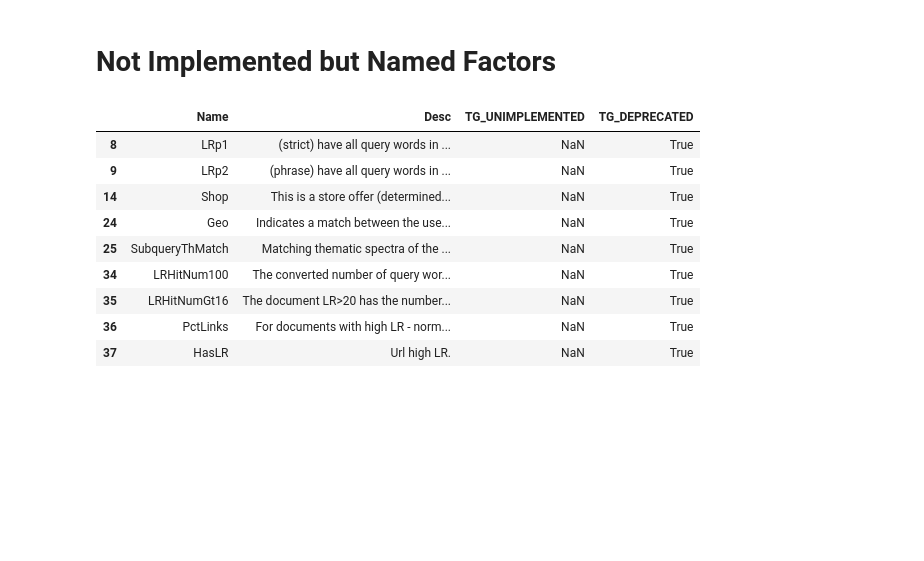
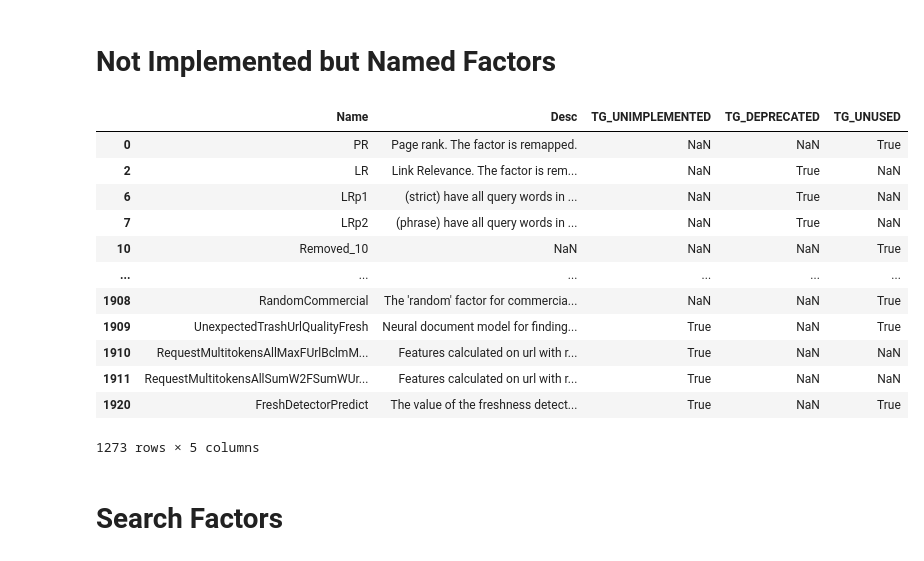
Before and after one commit to FrontAnalyticsInc/data-winners, a Jupyter notebook: translation-api-descriptions-to-english-using-deepl/convert-descriptions-to-english.ipynb, the cells around one changed output. Drawn from its saved outputs; the diff is of its cells as text; code cells hidden in the pictures; blank space fills up the shorter version.

```diff
--- a/translation-api-descriptions-to-english-using-deepl/convert-descriptions-to-english.ipynb
+++ b/translation-api-descriptions-to-english-using-deepl/convert-descriptions-to-english.ipynb
@@ -13,14 +26,19 @@ urllib.request.urlretrieve(file_url, filename)
 # %% [output]
 ('factors_gen.txt', <http.client.HTTPMessage at 0x...>)
 # %%
+# convert file to dict
+
 myfile = open(filename, "r")
 
 all_factors = []
 factor = {}
+i = 0
 while myfile:
     line  = myfile.readline()
-    if "{" in line:
-        all_factors.append(factor)
+    if "Factor {" in line:
+        if i:
+            all_factors.append(factor)
+        i = i+1
         factor = {}
 
     if ":" in line:
@@ -163,16 +185,21 @@ df = pd.DataFrame.from_dict(all_factors)
 # %% [markdown]
 # Not Implemented but Named Factors
 # %%
-df_non = df[['Name','Desc','TG_UNIMPLEMENTED','TG_DEPRECATED']]
-df_non[(df_non['TG_UNIMPLEMENTED']==True) | (df_non['TG_DEPRECATED']==True)][1:10]
+df_non = df[['Name','Desc','TG_UNIMPLEMENTED','TG_DEPRECATED','TG_UNUSED']]
+df_non[(df_non['TG_UNIMPLEMENTED']==True) | (df_non['TG_DEPRECATED']==True) | (df['TG_UNUSED']==True)]
 # %% [output]
-|  | Name | Desc | TG_UNIMPLEMENTED | TG_DEPRECATED |
-| 8 | LRp1 | (strict) have all query words in ... | NaN | True |
-| 9 | LRp2 | (phrase) have all query words in ... | NaN | True |
-| 14 | Shop | This is a store offer (determined... | NaN | True |
-| 24 | Geo | Indicates a match between the use... | NaN | True |
-| 25 | SubqueryThMatch | Matching thematic spectra of the ... | NaN | True |
-| 34 | LRHitNum100 | The converted number of query wor... | NaN | True |
-| 35 | LRHitNumGt16 | The document LR>20 has the number... | NaN | True |
-| 36 | PctLinks | For documents with high LR - norm... | NaN | True |
-| 37 | HasLR | Url high LR. | NaN | True |
+|  | Name | Desc | TG_UNIMPLEMENTED | TG_DEPRECATED | TG_UNUSED |
+| 0 | PR | Page rank. The factor is remapped. | NaN | NaN | True |
+| 2 | LR | Link Relevance. The factor is rem... | NaN | True | NaN |
+| 6 | LRp1 | (strict) have all query words in ... | NaN | True | NaN |
+| 7 | LRp2 | (phrase) have all query words in ... | NaN | True | NaN |
+| 10 | Removed_10 | NaN | NaN | NaN | True |
+| ... | ... | ... | ... | ... | ... |
+| 1908 | RandomCommercial | The 'random' factor for commercia... | NaN | NaN | True |
+| 1909 | UnexpectedTrashUrlQualityFresh | Neural document model for finding... | True | NaN | True |
+| 1910 | RequestMultitokensAllMaxFUrlBclmM... | Features calculated on url with r... | True | NaN | NaN |
+| 1911 | RequestMultitokensAllSumW2FSumWUr... | Features calculated on url with r... | True | NaN | NaN |
+| 1920 | FreshDetectorPredict | The value of the freshness detect... | True | NaN | True |
+1273 rows × 5 columns
+# %% [markdown]
+# Search Factors
```
Also changed, not shown: parts of 13 cells of this notebook.
